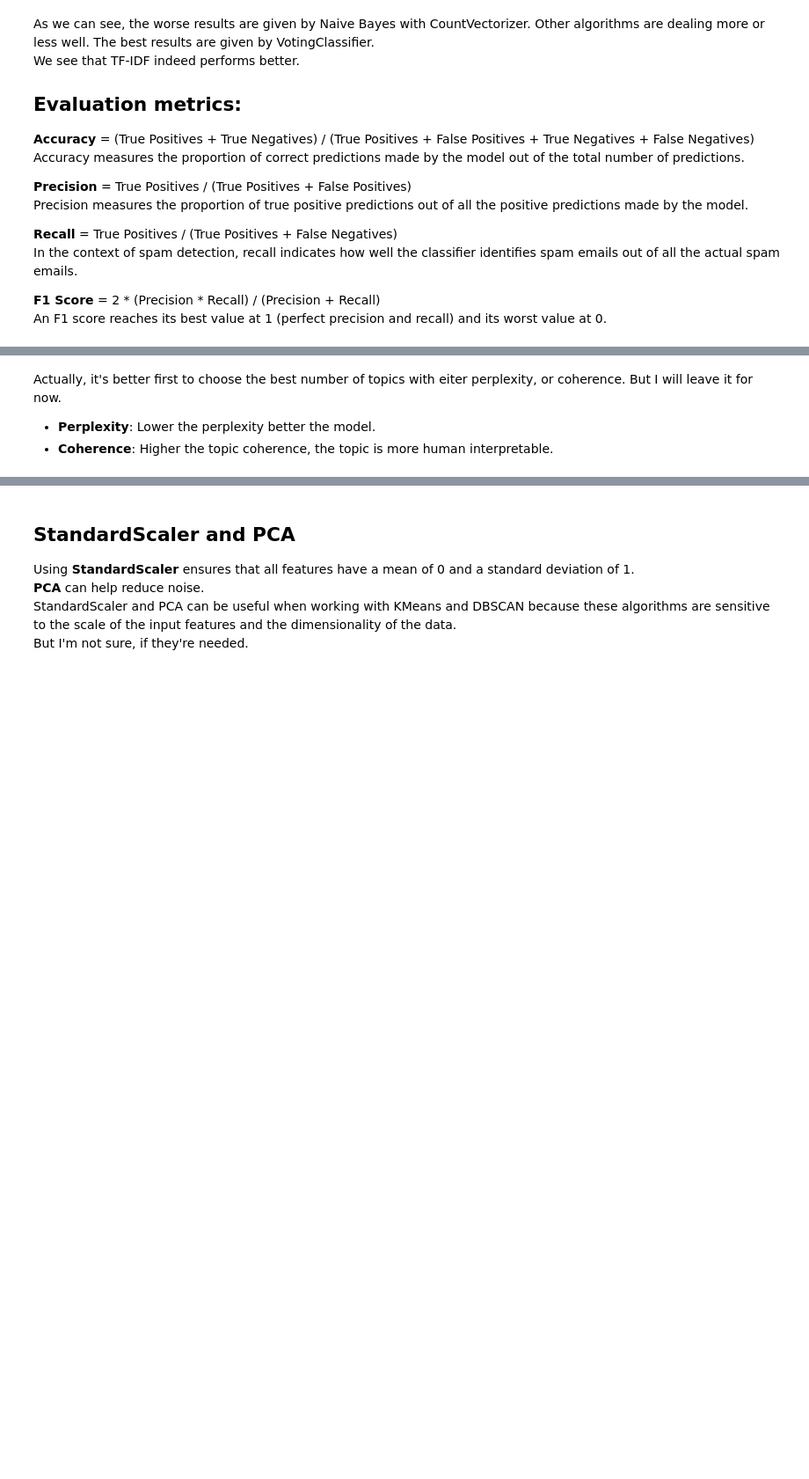
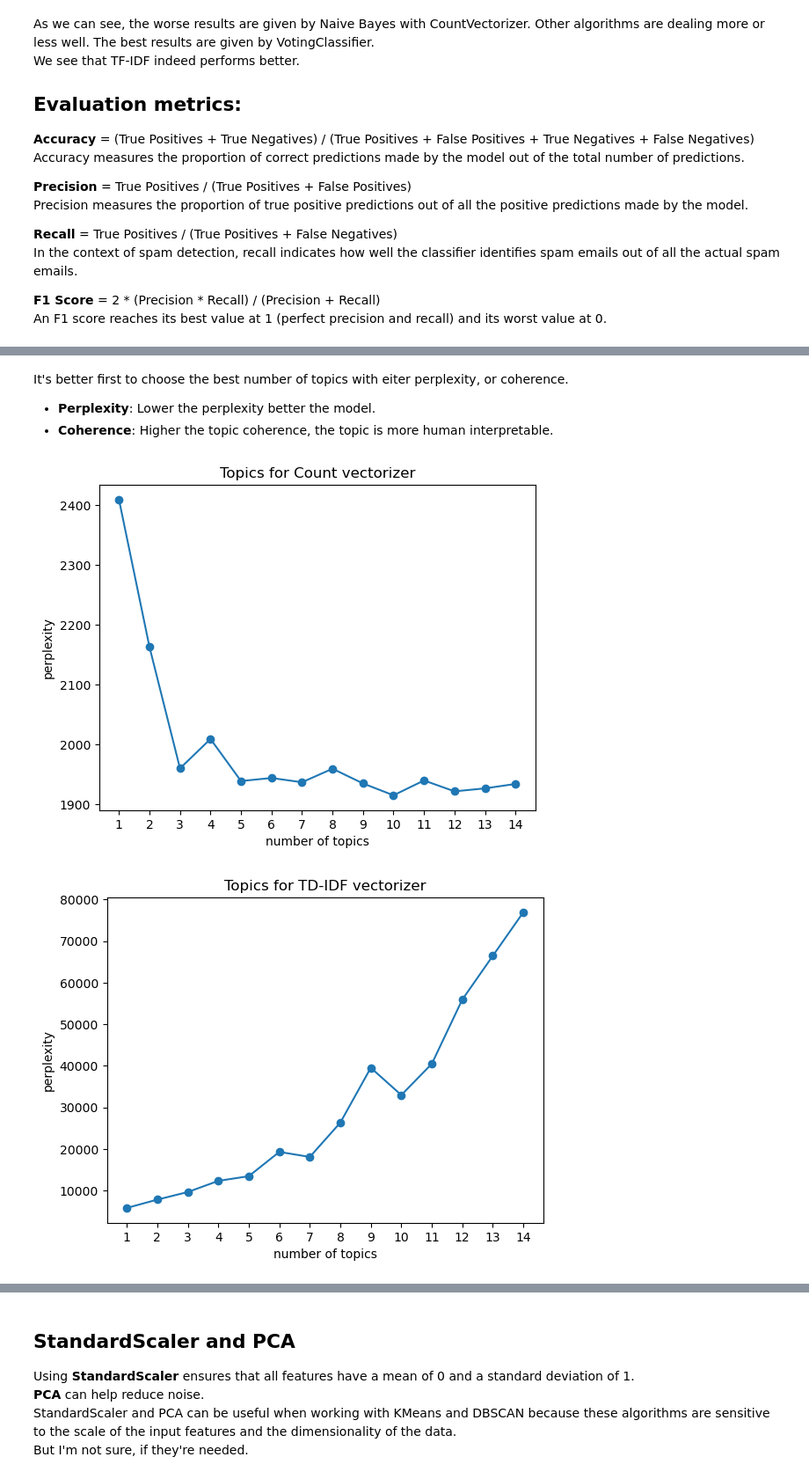
Before and after one commit to phoenixday/ml-algorithms, a Jupyter notebook: spam-ham-emails.ipynb, the cells around one changed output, grey strips where cells are left out. Shown at 88% size. Saved outputs shown, nothing was run; the diff lists cells and outputs as text; code cells hidden in the pictures; blank space fills up the shorter version.

```diff
--- a/spam-ham-emails.ipynb
+++ b/spam-ham-emails.ipynb
@@ -181,7 +181,7 @@ emails[0][:15]
 # %%
 # remove stopwords
 stopwords = nltk.corpus.stopwords.words("english")
-stopwords.extend(['subject', 'empty', 'email', 'mail', 'enron', 'linux', 'list', 'get', 'http', 'vince', 'com', 'org', 'www'])
+stopwords.extend(['subject', 'empty', 'email', 'mail', 'enron', 'linux', 'list', 'get', 'http', 'vince', 'com', 'org', 'www', 'etc', 'ect', 'hou', 'would', 'need'])
 emails = [[word for word in text if word not in stopwords] for text in emails]
 emails[0][:15]
 # %% [output]
@@ -258,9 +258,9 @@ OpenAI:
 # bag of words
 from sklearn.feature_extraction.text import CountVectorizer
 
-# ngram_range=(1,4) means that the model will consider bigrams, trigrams and quadgrams too
+# ngram_range=(1,2) means that the model will consider bigrams too
 # min_df=0.003 means that the model will not consider rare words
-vectorizer = CountVectorizer(max_features=25000, ngram_range=(1,4), min_df=0.003)
+vectorizer = CountVectorizer(max_features=25000, ngram_range=(1,1), min_df=0.003, max_df=0.9)
 x = vectorizer.fit_transform([" ".join(text) for text in emails]).toarray()
 print(x.shape)
 vectorizer.get_feature_names_out()[:10] # first 10 in alphabetical order
@@ -268,7 +272,7 @@ vectorizer.get_feature_names_out()[:10] # first 10 in alphabetical order
 # TF-IDF
 from sklearn.feature_extraction.text import TfidfVectorizer
 
-tf_vectorizer = TfidfVectorizer(max_features=25000, ngram_range=(1,4), min_df=0.003)
+tf_vectorizer = TfidfVectorizer(max_features=25000, ngram_range=(1,1), min_df=0.003, max_df=0.9)
 x2 = tf_vectorizer.fit_transform([" ".join(text) for text in emails]).toarray()
 print(x2.shape)
 tf_vectorizer.get_feature_names_out()[:10]
@@ -480,4 +575,29 @@ def explore_topics(algorithm):
 # %% [markdown]
-Actually, it's better first to choose the best number of topics with eiter perplexity, or coherence. But I will leave it for now.<br />
+It's better first to choose the best number of topics with eiter perplexity, or coherence. <br />
 * **Perplexity**: Lower the perplexity better the model.
 * **Coherence**: Higher the topic coherence, the topic is more human interpretable.
+# %%
+def elbow_method_lda(model, max_components, title):
+    ks = range(1, max_components)
+    perplexities = []
+    for k in ks:
+        lda = LatentDirichletAllocation(n_components=k, random_state=42)
+        # Fit model to samples
+        lda.fit(model)
+        # Append the perplexity
+        perplexities.append(lda.perplexity(model))
+
+    # Plot
+    plt.plot(ks, perplexities, '-o')
+    plt.title(title)
+    plt.xlabel('number of topics')
+    plt.ylabel('perplexity')
+    plt.xticks(ks)
+    plt.show()
+# %%
+# very long
+elbow_method_lda(x, 15, "Topics for Count vectorizer")
+elbow_method_lda(x2, 15, "Topics for TD-IDF vectorizer")
+# %% [output]
+[figure, added]
+[figure, added]
```
Also changed, not shown: parts of 37 cells of this notebook.
